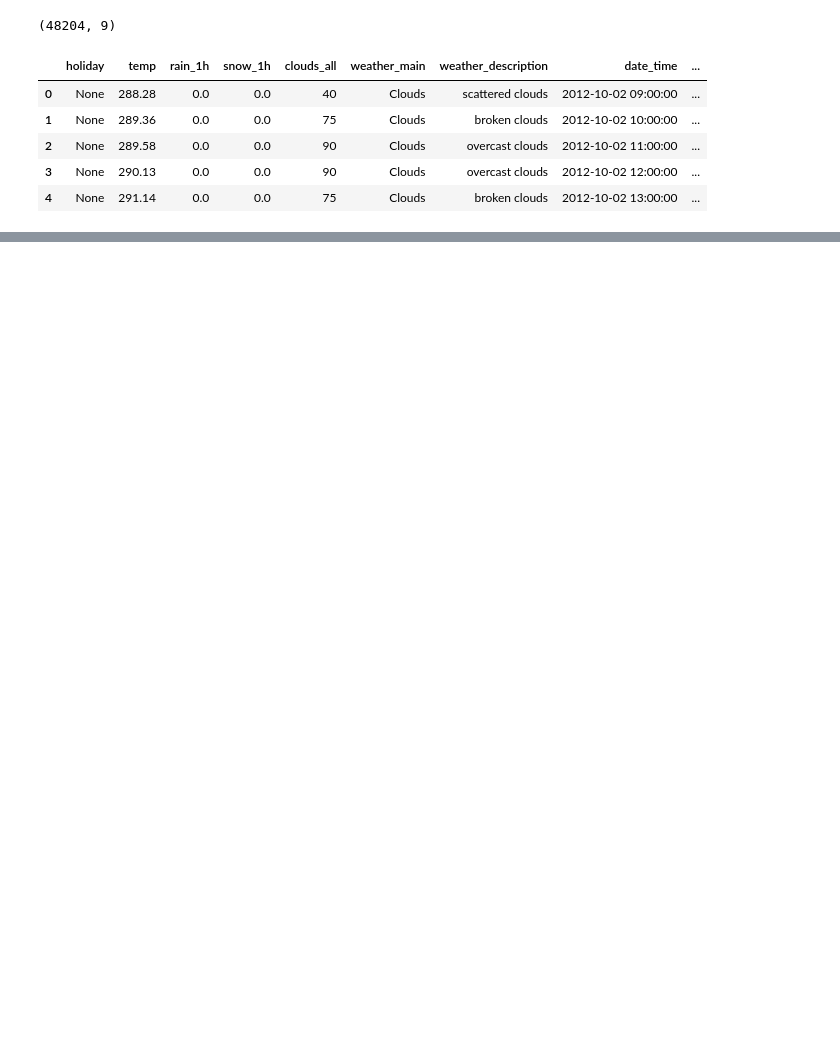
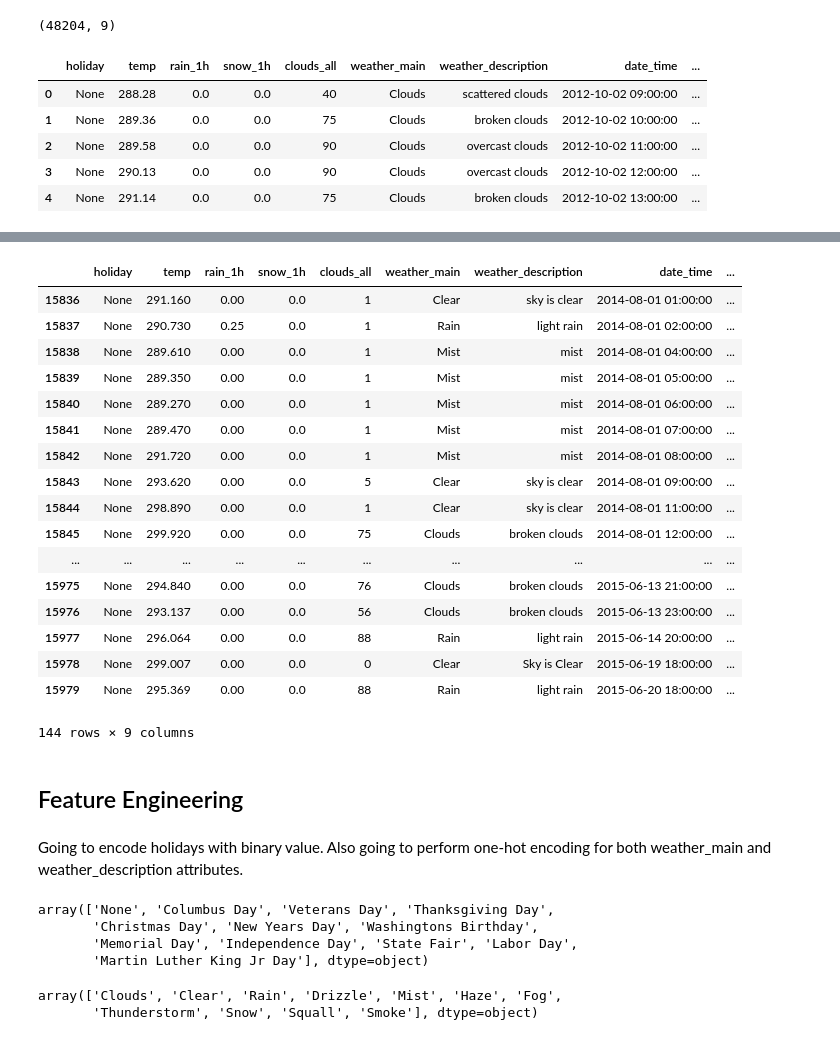
Before and after one commit to calebpitts/TrafficVolumes, a Jupyter notebook: traffic_analysis.ipynb, the cells around one changed output, grey strips where cells are left out. Cells and saved outputs as stored; diff of their text form; code cells hidden in the pictures; blank space fills up the shorter version.

```diff
--- a/traffic_analysis.ipynb
+++ b/traffic_analysis.ipynb
@@ -18,0 +245,37 @@ df.head()
+# %%
+df[(df["date_time"] > "2014-08-01") & (df["date_time"] < "2015-06-21")]
+# %% [output]
+|  | holiday | temp | rain_1h | snow_1h | clouds_all | weather_main | weather_description | date_time | ... |
+| 15836 | None | 291.160 | 0.00 | 0.0 | 1 | Clear | sky is clear | 2014-08-01 01:00:00 | ... |
+| 15837 | None | 290.730 | 0.25 | 0.0 | 1 | Rain | light rain | 2014-08-01 02:00:00 | ... |
+| 15838 | None | 289.610 | 0.00 | 0.0 | 1 | Mist | mist | 2014-08-01 04:00:00 | ... |
+| 15839 | None | 289.350 | 0.00 | 0.0 | 1 | Mist | mist | 2014-08-01 05:00:00 | ... |
+| 15840 | None | 289.270 | 0.00 | 0.0 | 1 | Mist | mist | 2014-08-01 06:00:00 | ... |
+| 15841 | None | 289.470 | 0.00 | 0.0 | 1 | Mist | mist | 2014-08-01 07:00:00 | ... |
+| 15842 | None | 291.720 | 0.00 | 0.0 | 1 | Mist | mist | 2014-08-01 08:00:00 | ... |
+| 15843 | None | 293.620 | 0.00 | 0.0 | 5 | Clear | sky is clear | 2014-08-01 09:00:00 | ... |
+| 15844 | None | 298.890 | 0.00 | 0.0 | 1 | Clear | sky is clear | 2014-08-01 11:00:00 | ... |
+| 15845 | None | 299.920 | 0.00 | 0.0 | 75 | Clouds | broken clouds | 2014-08-01 12:00:00 | ... |
+| ... | ... | ... | ... | ... | ... | ... | ... | ... | ... |
+| 15975 | None | 294.840 | 0.00 | 0.0 | 76 | Clouds | broken clouds | 2015-06-13 21:00:00 | ... |
+| 15976 | None | 293.137 | 0.00 | 0.0 | 56 | Clouds | broken clouds | 2015-06-13 23:00:00 | ... |
+| 15977 | None | 296.064 | 0.00 | 0.0 | 88 | Rain | light rain | 2015-06-14 20:00:00 | ... |
+| 15978 | None | 299.007 | 0.00 | 0.0 | 0 | Clear | Sky is Clear | 2015-06-19 18:00:00 | ... |
+| 15979 | None | 295.369 | 0.00 | 0.0 | 88 | Rain | light rain | 2015-06-20 18:00:00 | ... |
+144 rows × 9 columns
+# %% [markdown]
+## Feature Engineering
+# %% [markdown]
+Going to encode holidays with binary value. Also going to perform one-hot encoding for both weather_main and weather_description attributes.
+# %%
+df["holiday"].unique()
+# %% [output]
+array(['None', 'Columbus Day', 'Veterans Day', 'Thanksgiving Day',
+       'Christmas Day', 'New Years Day', 'Washingtons Birthday',
+       'Memorial Day', 'Independence Day', 'State Fair', 'Labor Day',
+       'Martin Luther King Jr Day'], dtype=object)
+# %%
+df["weather_main"].unique()
+# %% [output]
+array(['Clouds', 'Clear', 'Rain', 'Drizzle', 'Mist', 'Haze', 'Fog',
+       'Thunderstorm', 'Snow', 'Squall', 'Smoke'], dtype=object)
```
Also changed, not shown: parts of 35 cells of this notebook.
